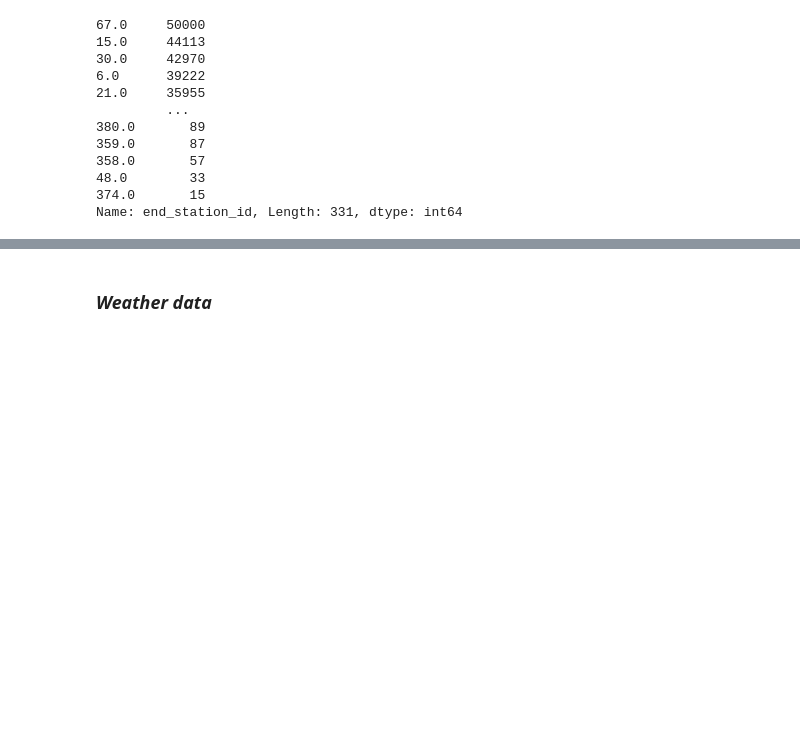
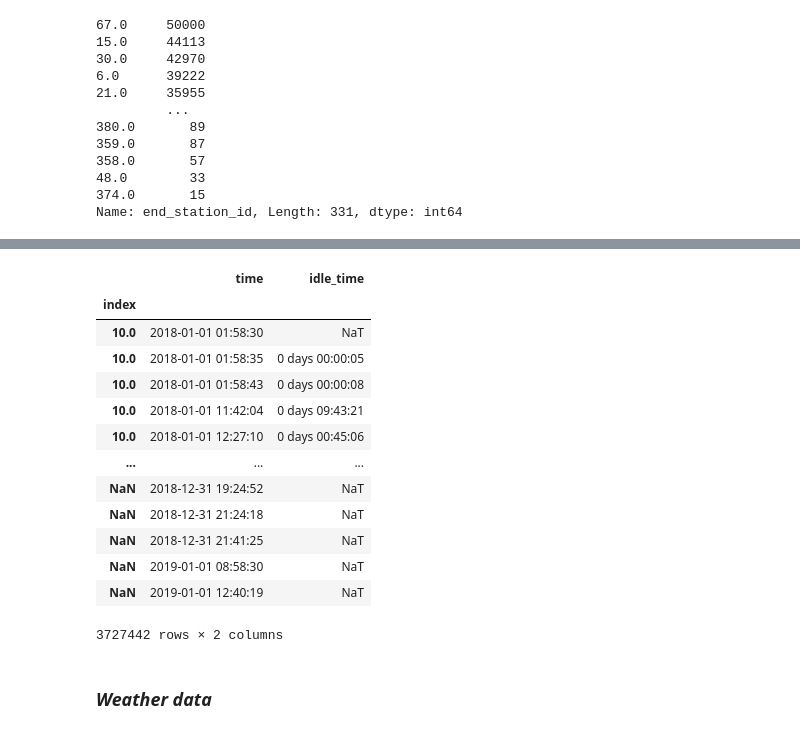
Before and after one commit to darebakdavca/Team_Project_DSML, a Jupyter notebook: Notebooks/3_Data_Preparation.ipynb, the cells around one changed output, grey strips where cells are left out. Saved outputs shown, nothing was run; the diff lists cells and outputs as text; code cells hidden in the pictures; blank space fills up the shorter version.

Commit message:
computed new variable input_time, still need to handle NaN values in station_id!

```diff
--- a/Notebooks/3_Data_Preparation.ipynb
+++ b/Notebooks/3_Data_Preparation.ipynb
@@ -353,7 +354,3 @@ baywheels_df['end_station_id'].value_counts()
 48.0        33
 374.0       15
 Name: end_station_id, Length: 331, dtype: int64
-# %%
-# sort the df by start_time
-baywheels_df = baywheels_df.sort_values(by='start_time')
-baywheels_df
@@ -374,3 +357,48 @@ baywheels_df
+# %%
+##compute new variable **idle_time** of a station(a duration between the last interaction
+##with station(pick up or drop off) in minutes)
+
+#create new dataframe start_df where start_station_id is the index and start_time is the column
+
+start_df = baywheels_df.set_index('start_station_id')[['start_time']].copy()
+start_df
+
+#create new dataframe end_df where end_station_id is the index and end_time is the column
+
+end_df = baywheels_df.set_index('end_station_id')[['end_time']].copy()
+end_df
+
+#create new dataframe called station_df where 'station_id' is the index and 'time' is the column station_id
+#is start_station_id and end_station_id joined together and the same way with the start_time and end_time
+
+station_df = pd.concat([start_df, end_df])
+
+station_df['time'] = station_df['start_time'].fillna(station_df['end_time'])
+
+station_df.drop(['start_time', 'end_time'], axis=1, inplace=True)
+
+station_df = station_df.reset_index()
+station_df = station_df.sort_values(['index', 'time'])
+station_df.set_index('index', inplace=True)
+
+station_df['idle_time'] = station_df.groupby('index')['time'].diff()
+
+station_df
+# %% [output]
+|  | time | idle_time |
+| index |  |  |
+| 10.0 | 2018-01-01 01:58:30 | NaT |
+| 10.0 | 2018-01-01 01:58:35 | 0 days 00:00:05 |
+| 10.0 | 2018-01-01 01:58:43 | 0 days 00:00:08 |
+| 10.0 | 2018-01-01 11:42:04 | 0 days 09:43:21 |
+| 10.0 | 2018-01-01 12:27:10 | 0 days 00:45:06 |
+| ... | ... | ... |
+| NaN | 2018-12-31 19:24:52 | NaT |
+| NaN | 2018-12-31 21:24:18 | NaT |
+| NaN | 2018-12-31 21:41:25 | NaT |
+| NaN | 2019-01-01 08:58:30 | NaT |
+| NaN | 2019-01-01 12:40:19 | NaT |
+3727442 rows × 2 columns
 # %% [markdown]
 ### *Weather data*
 # %%
```
Also changed, not shown: parts of 3 cells of this notebook.
